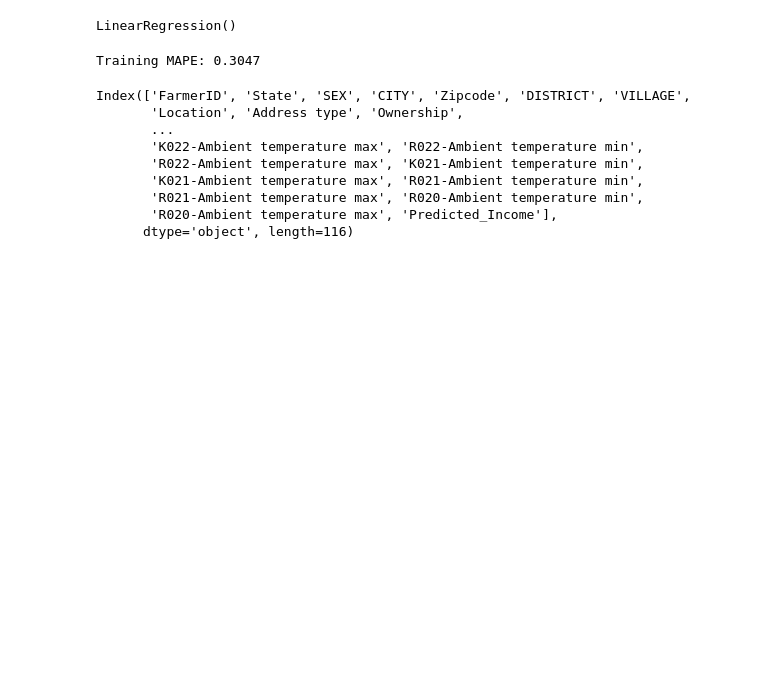
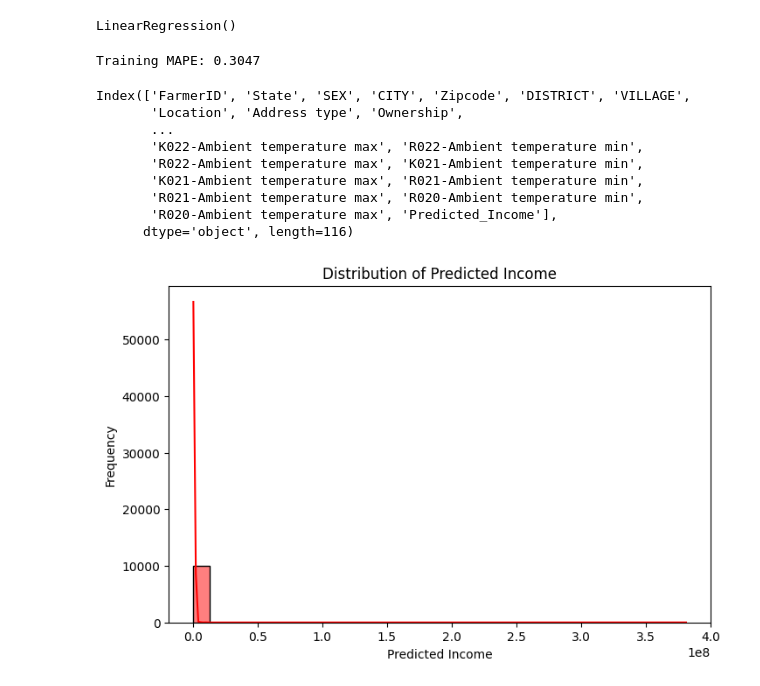
Before and after one commit to itsadil-7890/Trilytics-2025, a Jupyter notebook: model.ipynb, the cells around one changed output. Cells and saved outputs as stored; diff of their text form; code cells hidden in the pictures; blank space fills up the shorter version.

Commit message:
final visual addition

```diff
--- a/model.ipynb
+++ b/model.ipynb
@@ -467,3 +467,16 @@ submission = pd.DataFrame({
 
 # saving it in excel format
 submission.to_excel('Prediaction.xlsx', index=False)
+# %%
+# visual representation of predicted price
+import matplotlib.pyplot as plt
+import seaborn as sns
+
+plt.figure(figsize=(8, 5))
+sns.histplot(y_pred, bins=30, kde=True, color='red')
+plt.title("Distribution of Predicted Income")
+plt.xlabel("Predicted Income")
+plt.ylabel("Frequency")
+plt.show()
+# %% [output]
+[figure, added]
```
